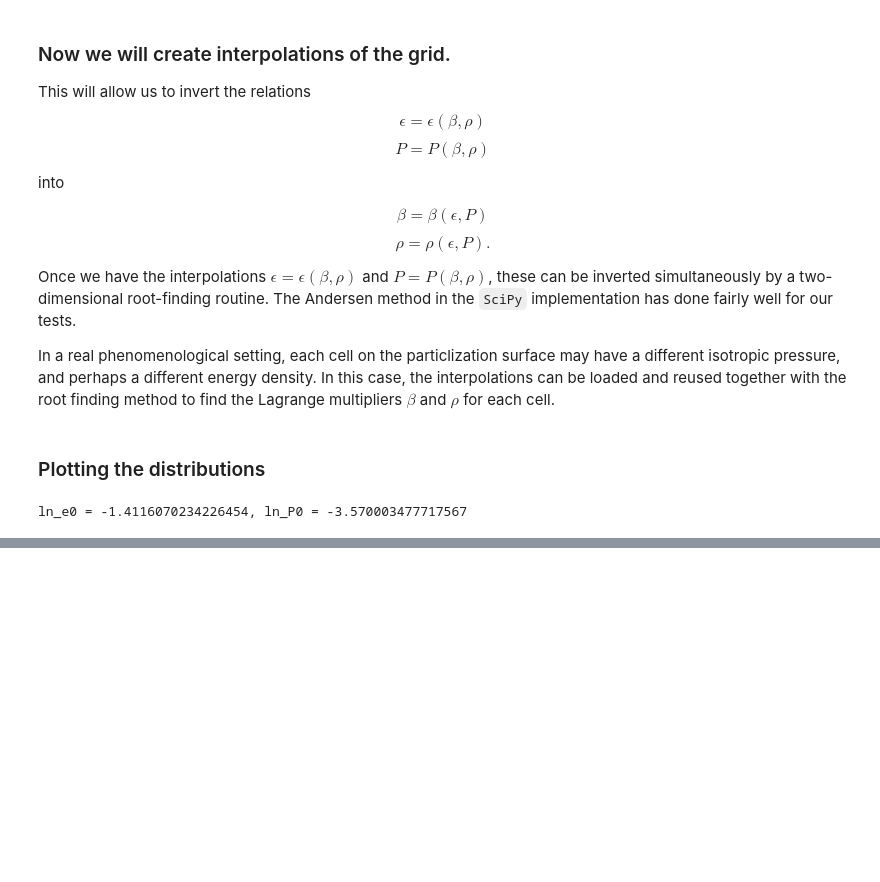
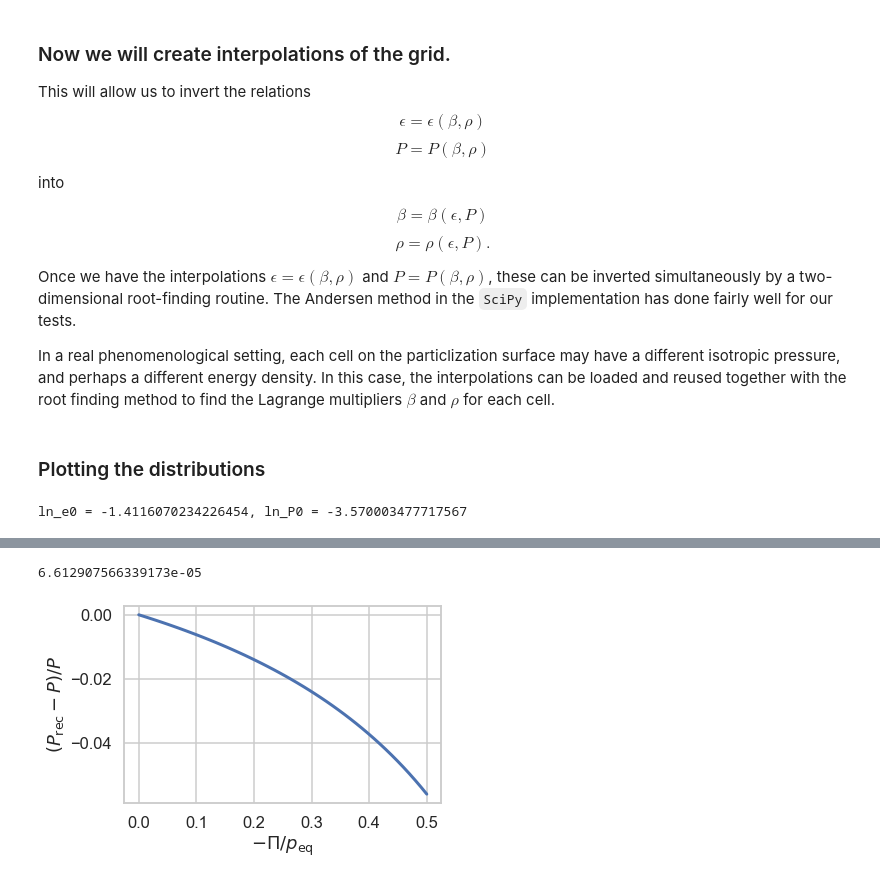
Before and after one commit to derekeverett/max_entropy_match, a Jupyter notebook: Solving_Energy_Pressure.ipynb, the cells around one changed output, grey strips where cells are left out. Cells and saved outputs as stored; diff of their text form; code cells hidden in the pictures; blank space fills up the shorter version.

```diff
--- a/Solving_Energy_Pressure.ipynb
+++ b/Solving_Energy_Pressure.ipynb
@@ -517,0 +563,23 @@ plt.show()
+# %%
+#testing reconstruction accuracy
+(p_sw - calc_equil_pressure(beta_sw)) / p_sw
+# %% [output]
+6.612907566339173e-05
+# %%
+#CE total pressure reconstruction accuracy
+per_diff = []
+for R_Pi_inv in R_Pi_grid:
+    bulk_Pi_sw = -R_Pi_inv * p_sw
+    P0_sw = p_sw + bulk_Pi_sw
+    #test reconstruction of total presure in CE
+    P0_test_CE = calc_tot_isotropic_pressure_CE(beta_sw, bulk_Pi_sw, beta_Pi0, F0)
+    p_diff = (P0_test_CE - P0_sw) / P0_sw
+    per_diff.append(p_diff)
+
+plt.plot(R_Pi_grid, per_diff, lw=3)
+plt.ylabel(r'$(P_{\rm rec} - P)/P$')
+plt.xlabel(r'$-\Pi / p_{\rm eq}$')
+plt.tight_layout(True)
+plt.savefig('plots/P_reconst_err_CE.png', dpi=500)
+# %% [output]
+[figure, added]
```
Also changed, not shown: parts of 6 cells of this notebook.
